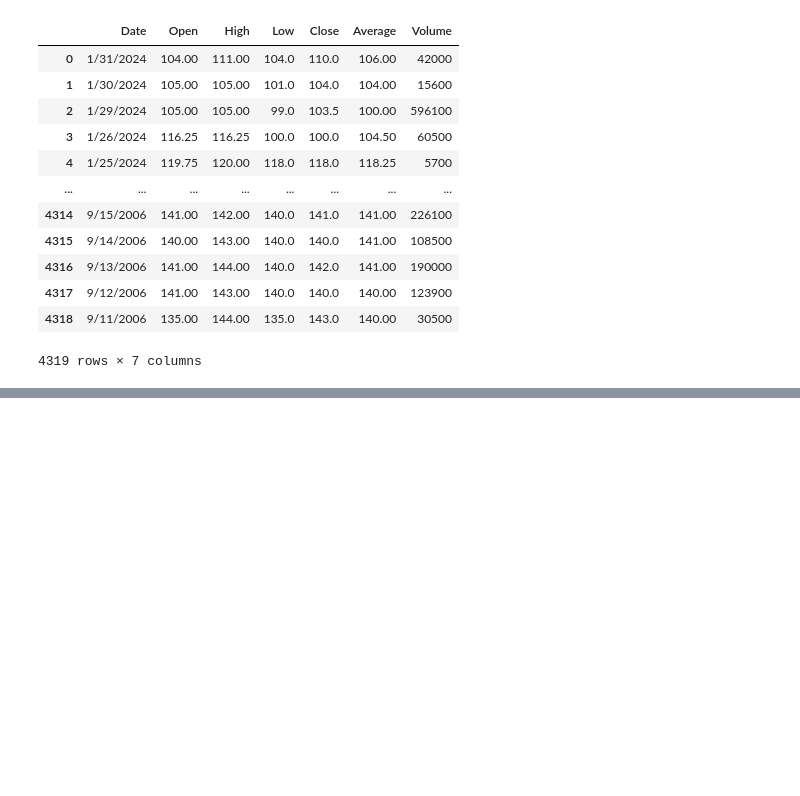
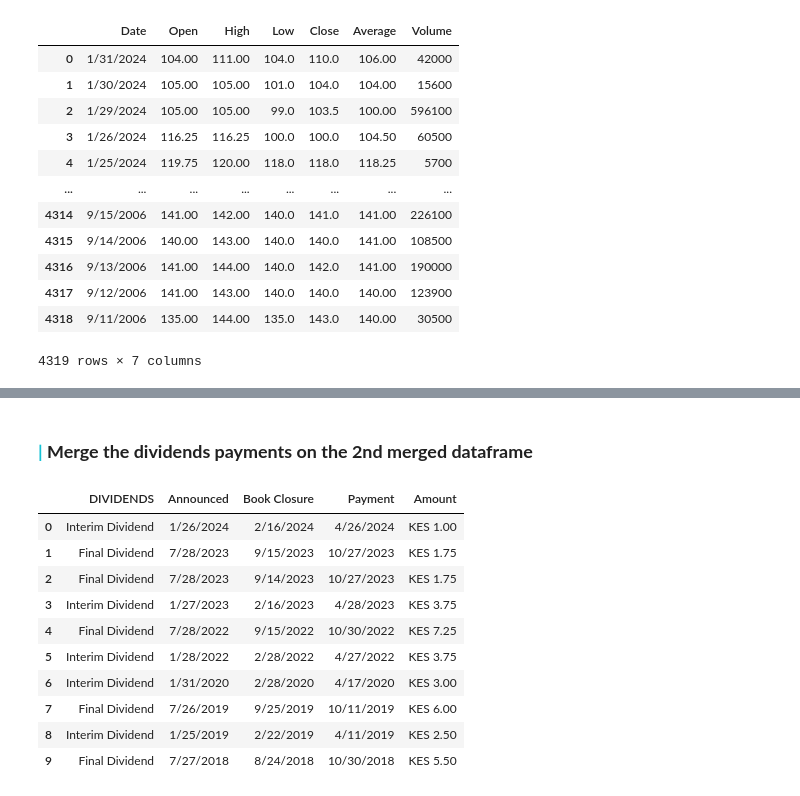
Before and after one commit to derak-isaack/dsc-capstone-project_finale, a Jupyter notebook: main.ipynb, the cells around one changed output, grey strips where cells are left out. Saved outputs shown, nothing was run; the diff lists cells and outputs as text; code cells hidden in the pictures; blank space fills up the shorter version.

```diff
--- a/main.ipynb
+++ b/main.ipynb
@@ -88,0 +204,17 @@ data_eda['Volume'] = data_eda['Volume'].astype(int)
+# %% [markdown]
+### <b><span style='color:#16C2D5'>|</span> Merge the dividends payments on the 2nd merged dataframe</b>
+# %%
+df_dividend = pd.read_csv("Data\Dividends-Payout.csv")
+df_dividend.head(10)
+# %% [output]
+|  | DIVIDENDS | Announced | Book Closure | Payment | Amount |
+| 0 | Interim Dividend | 1/26/2024 | 2/16/2024 | 4/26/2024 | KES 1.00 |
+| 1 | Final Dividend | 7/28/2023 | 9/15/2023 | 10/27/2023 | KES 1.75 |
+| 2 | Final Dividend | 7/28/2023 | 9/14/2023 | 10/27/2023 | KES 1.75 |
+| 3 | Interim Dividend | 1/27/2023 | 2/16/2023 | 4/28/2023 | KES 3.75 |
+| 4 | Final Dividend | 7/28/2022 | 9/15/2022 | 10/30/2022 | KES 7.25 |
+| 5 | Interim Dividend | 1/28/2022 | 2/28/2022 | 4/27/2022 | KES 3.75 |
+| 6 | Interim Dividend | 1/31/2020 | 2/28/2020 | 4/17/2020 | KES 3.00 |
+| 7 | Final Dividend | 7/26/2019 | 9/25/2019 | 10/11/2019 | KES 6.00 |
+| 8 | Interim Dividend | 1/25/2019 | 2/22/2019 | 4/11/2019 | KES 2.50 |
+| 9 | Final Dividend | 7/27/2018 | 8/24/2018 | 10/30/2018 | KES 5.50 |
```
Also changed, not shown: parts of 21 cells of this notebook, 4 other files.
